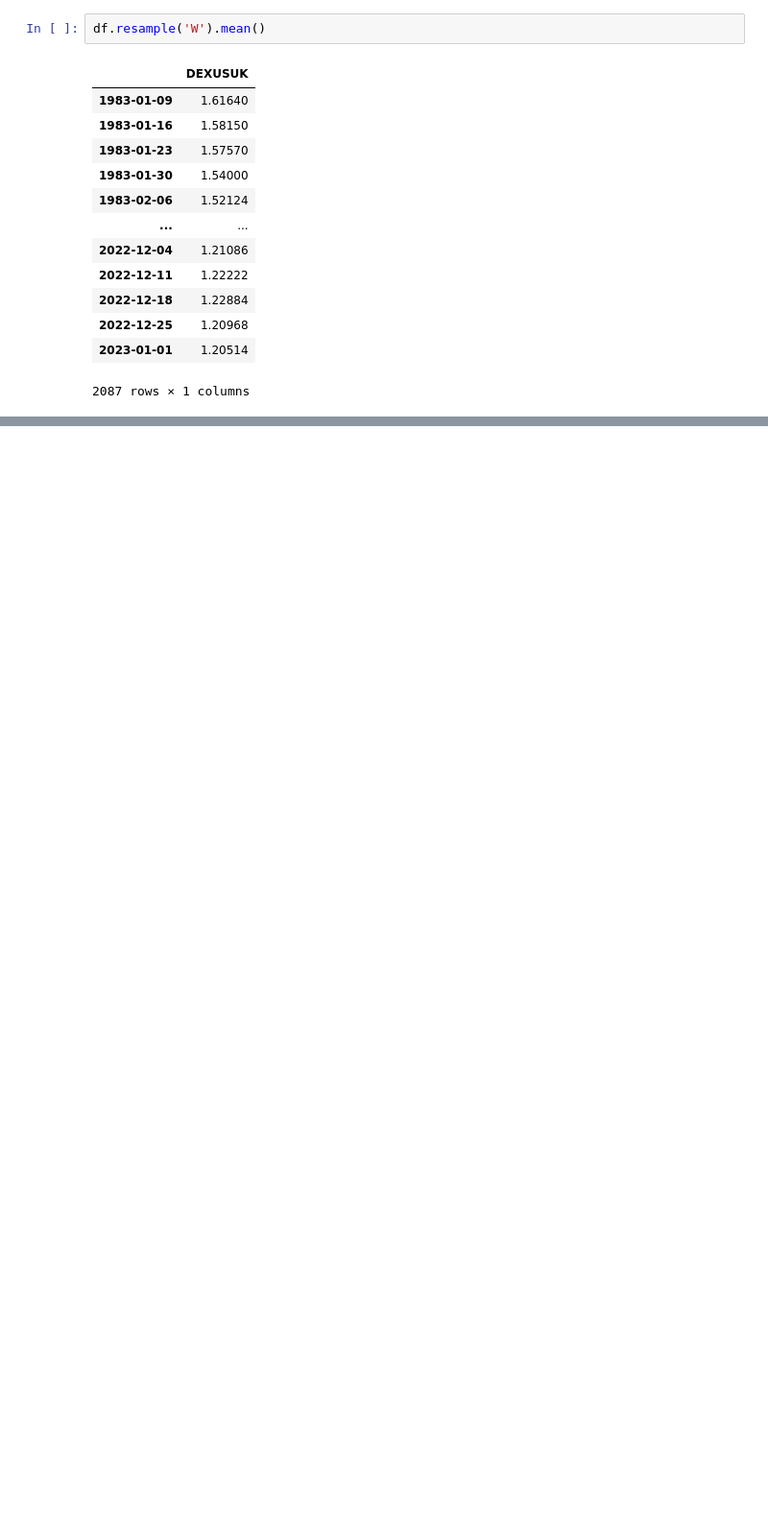
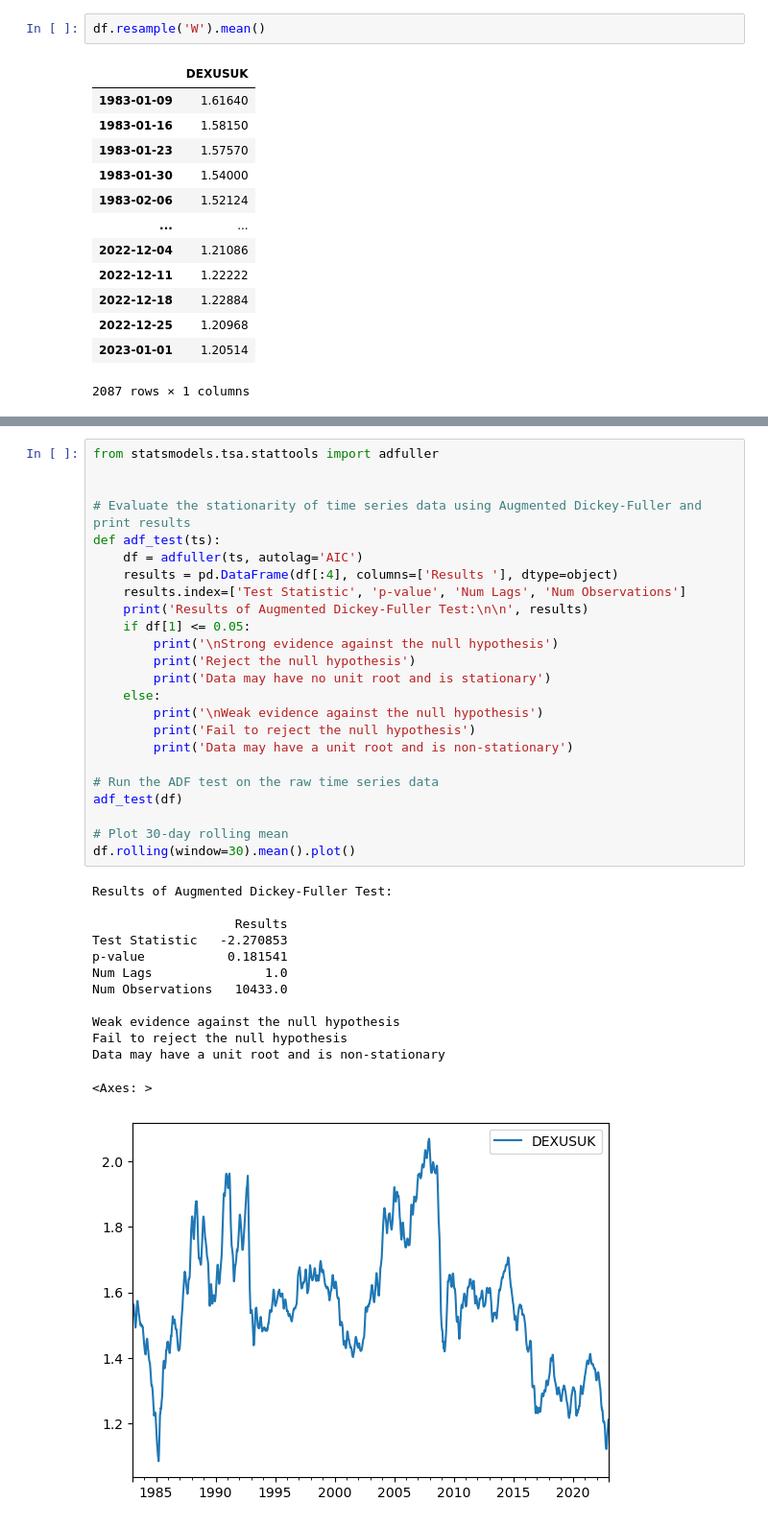
Before and after one commit to jtrawick/D214, a Jupyter notebook: d214_wip_v1.ipynb, the cells around one changed output, grey strips where cells are left out. Shown at 96% size. Drawn from its saved outputs; the diff is of its cells as text; blank space fills up the shorter version.

```diff
--- a/d214_wip_v1.ipynb
+++ b/d214_wip_v1.ipynb
@@ -153,0 +347,38 @@ Name: predicted_mean, dtype: int64
+# %%
+from statsmodels.tsa.stattools import adfuller
+
+
+# Evaluate the stationarity of time series data using Augmented Dickey-Fuller and print results
+def adf_test(ts):
+    df = adfuller(ts, autolag='AIC')
+    results = pd.DataFrame(df[:4], columns=['Results '], dtype=object)
+    results.index=['Test Statistic', 'p-value', 'Num Lags', 'Num Observations']
+    print('Results of Augmented Dickey-Fuller Test:\n\n', results)
+    if df[1] <= 0.05:
+        print('\nStrong evidence against the null hypothesis')
+        print('Reject the null hypothesis')
+        print('Data may have no unit root and is stationary')
+    else:
+        print('\nWeak evidence against the null hypothesis')
+        print('Fail to reject the null hypothesis')
+        print('Data may have a unit root and is non-stationary')
+
+# Run the ADF test on the raw time series data
+adf_test(df)
+
+# Plot 30-day rolling mean
+df.rolling(window=30).mean().plot()
+# %% [output]
+Results of Augmented Dickey-Fuller Test:
+
+                   Results
+Test Statistic   -2.270853
+p-value           0.181541
+Num Lags               1.0
+Num Observations   10433.0
+
+Weak evidence against the null hypothesis
+Fail to reject the null hypothesis
+Data may have a unit root and is non-stationary
+<Axes: >
+[figure, added]
```
Also changed, not shown: parts of 16 cells of this notebook.
